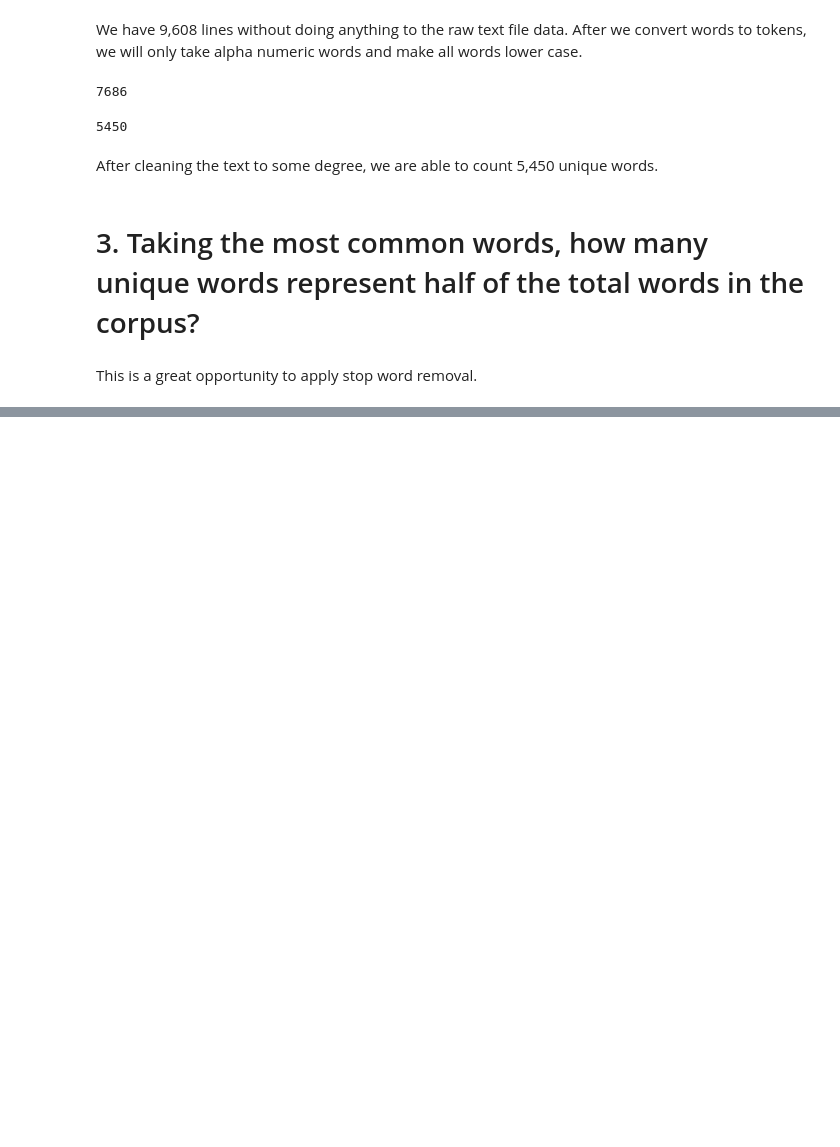
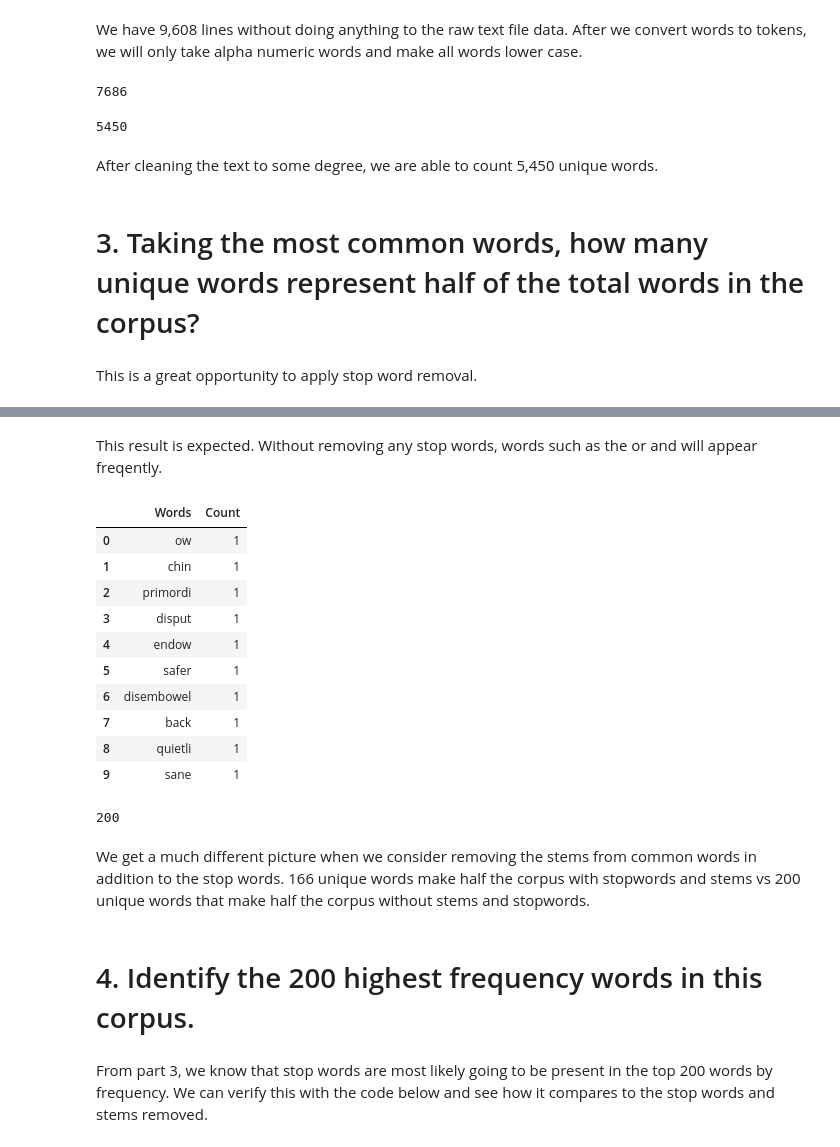
Before and after one commit to vindication09/DATA-620, a Jupyter notebook: DATA 620 Week 4a.ipynb, the cells around one changed output, grey strips where cells are left out. Saved outputs shown, nothing was run; the diff lists cells and outputs as text; code cells hidden in the pictures; blank space fills up the shorter version.

```diff
--- a/DATA 620 Week 4a.ipynb
+++ b/DATA 620 Week 4a.ipynb
@@ -134,0 +157,46 @@ stem2
+# %% [markdown]
+This result is expected. Without removing any stop words, words such as the or and will appear freqently.
+# %%
+fd = nltk.FreqDist(stem2)
+
+top_words = fd.most_common(200)
+
+i = 0
+
+half_words = []
+
+for w in top_words:
+
+    if i >= len(raw_tok)/2:
+
+        break
+
+    else:
+
+        i = i + w[1]
+
+        half_words.append(w)
+
+pd.DataFrame(half_words, columns = ['Words','Count']).head(10)
+# %% [output]
+|  | Words | Count |
+| 0 | ow | 1 |
+| 1 | chin | 1 |
+| 2 | primordi | 1 |
+| 3 | disput | 1 |
+| 4 | endow | 1 |
+| 5 | safer | 1 |
+| 6 | disembowel | 1 |
+| 7 | back | 1 |
+| 8 | quietli | 1 |
+| 9 | sane | 1 |
+# %%
+len(half_words)
+# %% [output]
+200
+# %% [markdown]
+We get a much different picture when we consider removing the stems from common words in addition to the stop words. 166 unique words make half the corpus with stopwords and stems vs 200 unique words that make half the corpus without stems and stopwords.
+# %% [markdown]
+# 4. Identify the 200 highest frequency words in this corpus.
+# %% [markdown]
+From part 3, we know that stop words are most likely going to be present in the top 200 words by frequency. We can verify this with the code below and see how it compares to the stop words and stems removed.
```
Also changed, not shown: parts of 10 cells of this notebook.
